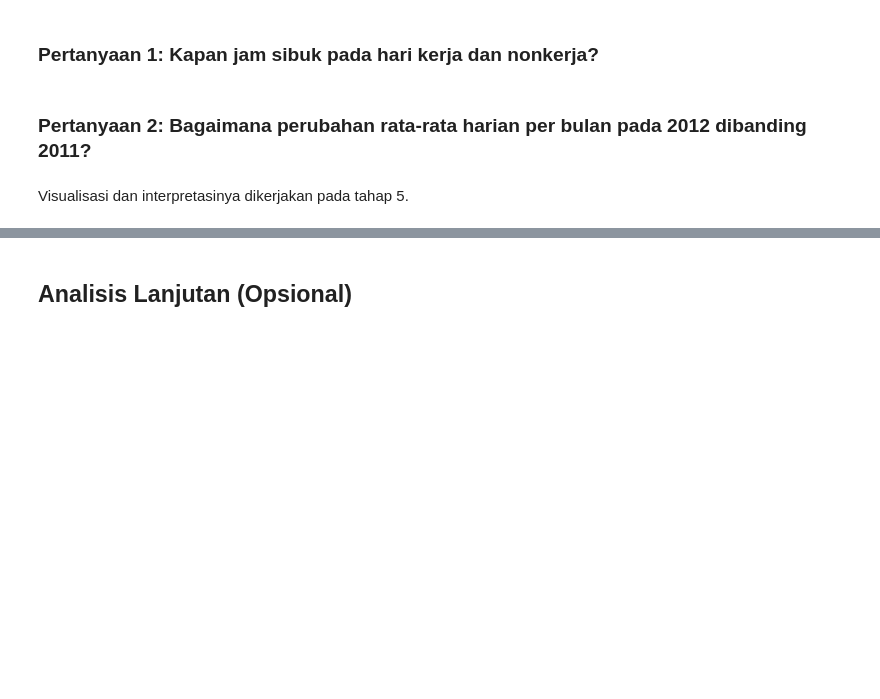
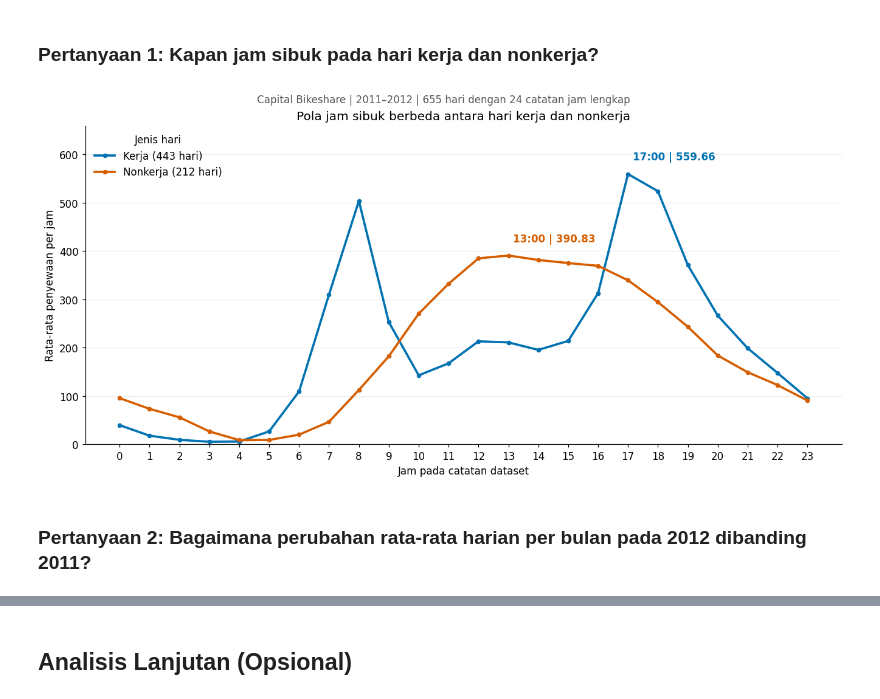
Before and after one commit to tatavvaka/Bike-Sharing-Analysis, a Jupyter notebook: notebook.ipynb, the cells around one changed output, grey strips where cells are left out. Saved outputs shown, nothing was run; the diff lists cells and outputs as text; code cells hidden in the pictures; blank space fills up the shorter version.

Commit message:
feat: add exploratory analysis and charts

```diff
--- a/notebook.ipynb
+++ b/notebook.ipynb
@@ -389,7 +474,31 @@ EDA dan insight dikerjakan pada tahap 5.
 ## Visualization & Explanatory Analysis
 # %% [markdown]
 ### Pertanyaan 1: Kapan jam sibuk pada hari kerja dan nonkerja?
+# %%
+figures_dir = Path('outputs/figures')
+figures_dir.mkdir(parents=True, exist_ok=True)
+colors = {'Kerja': '#0072B2', 'Nonkerja': '#D55E00'}
+fig, ax = plt.subplots(figsize=(12, 5.8), layout='constrained')
+for day_type in ['Kerja', 'Nonkerja']:
+    part = hourly_profile.loc[hourly_profile['day_type'].eq(day_type)].sort_values('hr')
+    n_days = int(part['observed_hours'].iloc[0])
+    ax.plot(part['hr'], part['mean_rentals'], marker='o', markersize=4,
+            linewidth=2.4, color=colors[day_type], label=f'{day_type} ({n_days} hari)')
+    peak = part.loc[part['mean_rentals'].idxmax()]
+    ax.annotate(f"{int(peak['hr']):02d}:00 | {peak['mean_rentals']:.2f}",
+                xy=(peak['hr'], peak['mean_rentals']), xytext=(5, 15),
+                textcoords='offset points', color=colors[day_type], fontweight='bold')
+ax.set(title='Pola jam sibuk berbeda antara hari kerja dan nonkerja',
+       xlabel='Jam pada catatan dataset', ylabel='Rata-rata penyewaan per jam')
+ax.set_xticks(range(24))
+ax.set_ylim(0, hourly_profile['mean_rentals'].max() * 1.18)
+ax.grid(axis='y', alpha=0.22)
+ax.legend(title='Jenis hari', loc='upper left', frameon=False)
+fig.suptitle('Capital Bikeshare | 2011–2012 | 655 hari dengan 24 catatan jam lengkap',
+             fontsize=11, color='#555555')
+fig.savefig(figures_dir / '01_pola_jam_sibuk.png', dpi=170, bbox_inches='tight')
+plt.show()
+# %% [output]
+[figure, added]
 # %% [markdown]
 ### Pertanyaan 2: Bagaimana perubahan rata-rata harian per bulan pada 2012 dibanding 2011?
-# %% [markdown]
-Visualisasi dan interpretasinya dikerjakan pada tahap 5.
```
Also changed, not shown: parts of 11 cells of this notebook, 10 other files.
